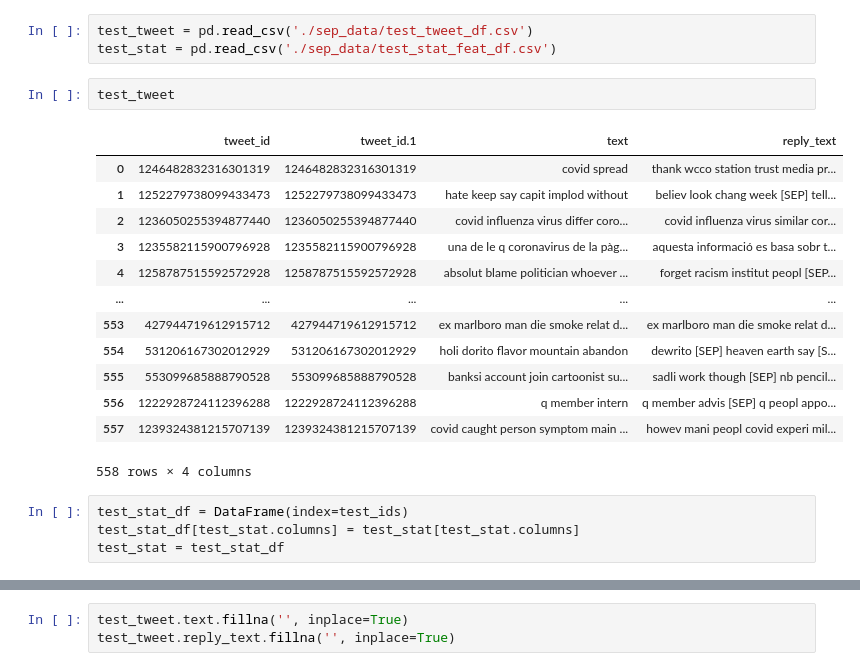
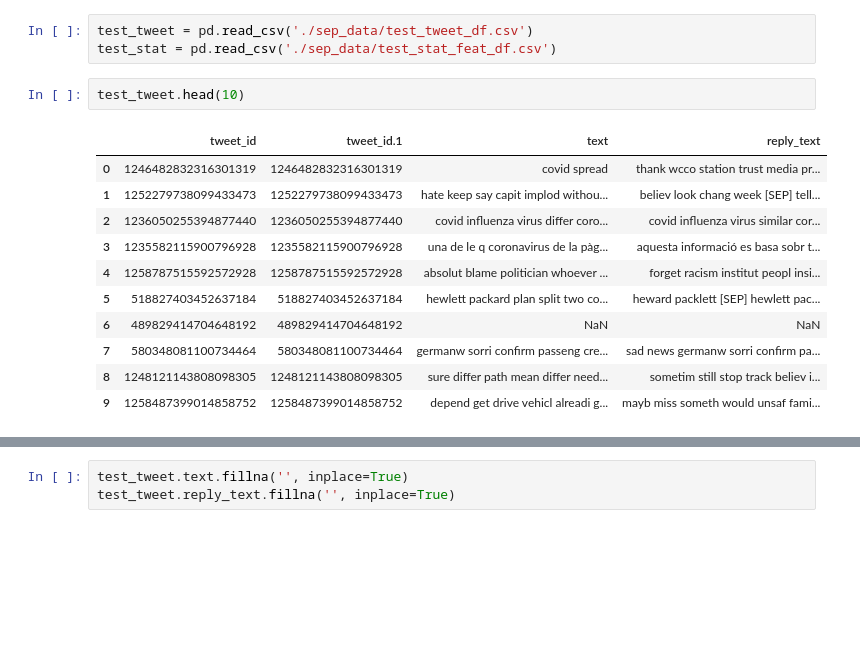
Before and after one commit to HandanYU/Rumour-detection, a Jupyter notebook: experiment.ipynb, the cells around one changed output, grey strips where cells are left out. Drawn from its saved outputs; the diff is of its cells as text; blank space fills up the shorter version.

```diff
--- a/experiment.ipynb
+++ b/experiment.ipynb
@@ -465,25 +656,19 @@ Development Accuracy: 0.9427083134651184; Development Loss: 0.20610760897397995
 test_tweet = pd.read_csv('./sep_data/test_tweet_df.csv')
 test_stat = pd.read_csv('./sep_data/test_stat_feat_df.csv')
 # %%
-test_tweet
+test_tweet.head(10)
 # %% [output]
 |  | tweet_id | tweet_id.1 | text | reply_text |
 | 0 | 1246482832316301319 | 1246482832316301319 | covid spread | thank wcco station trust media pr... |
-| 1 | 1252279738099433473 | 1252279738099433473 | hate keep say capit implod without | believ look chang week [SEP] tell... |
+| 1 | 1252279738099433473 | 1252279738099433473 | hate keep say capit implod withou... | believ look chang week [SEP] tell... |
 | 2 | 1236050255394877440 | 1236050255394877440 | covid influenza virus differ coro... | covid influenza virus similar cor... |
 | 3 | 1235582115900796928 | 1235582115900796928 | una de le q coronavirus de la pàg... | aquesta informació es basa sobr t... |
-| 4 | 1258787515592572928 | 1258787515592572928 | absolut blame politician whoever ... | forget racism institut peopl [SEP... |
-| ... | ... | ... | ... | ... |
-| 553 | 427944719612915712 | 427944719612915712 | ex marlboro man die smoke relat d... | ex marlboro man die smoke relat d... |
-| 554 | 531206167302012929 | 531206167302012929 | holi dorito flavor mountain abandon | dewrito [SEP] heaven earth say [S... |
-| 555 | 553099685888790528 | 553099685888790528 | banksi account join cartoonist su... | sadli work though [SEP] nb pencil... |
-| 556 | 1222928724112396288 | 1222928724112396288 | q member intern | q member advis [SEP] q peopl appo... |
-| 557 | 1239324381215707139 | 1239324381215707139 | covid caught person symptom main ... | howev mani peopl covid experi mil... |
+| 4 | 1258787515592572928 | 1258787515592572928 | absolut blame politician whoever ... | forget racism institut peopl insi... |
+| 5 | 518827403452637184 | 518827403452637184 | hewlett packard plan split two co... | heward packlett [SEP] hewlett pac... |
+| 6 | 489829414704648192 | 489829414704648192 | NaN | NaN |
+| 7 | 580348081100734464 | 580348081100734464 | germanw sorri confirm passeng cre... | sad news germanw sorri confirm pa... |
+| 8 | 1248121143808098305 | 1248121143808098305 | sure differ path mean differ need... | sometim still stop track believ i... |
+| 9 | 1258487399014858752 | 1258487399014858752 | depend get drive vehicl alreadi g... | mayb miss someth would unsaf fami... |
-558 rows × 4 columns
-# %%
-test_stat_df = DataFrame(index=test_ids)
-test_stat_df[test_stat.columns] = test_stat[test_stat.columns]
-test_stat = test_stat_df
 # %%
 test_stat
 # %% [output]
```
Also changed, not shown: parts of 47 cells of this notebook.
